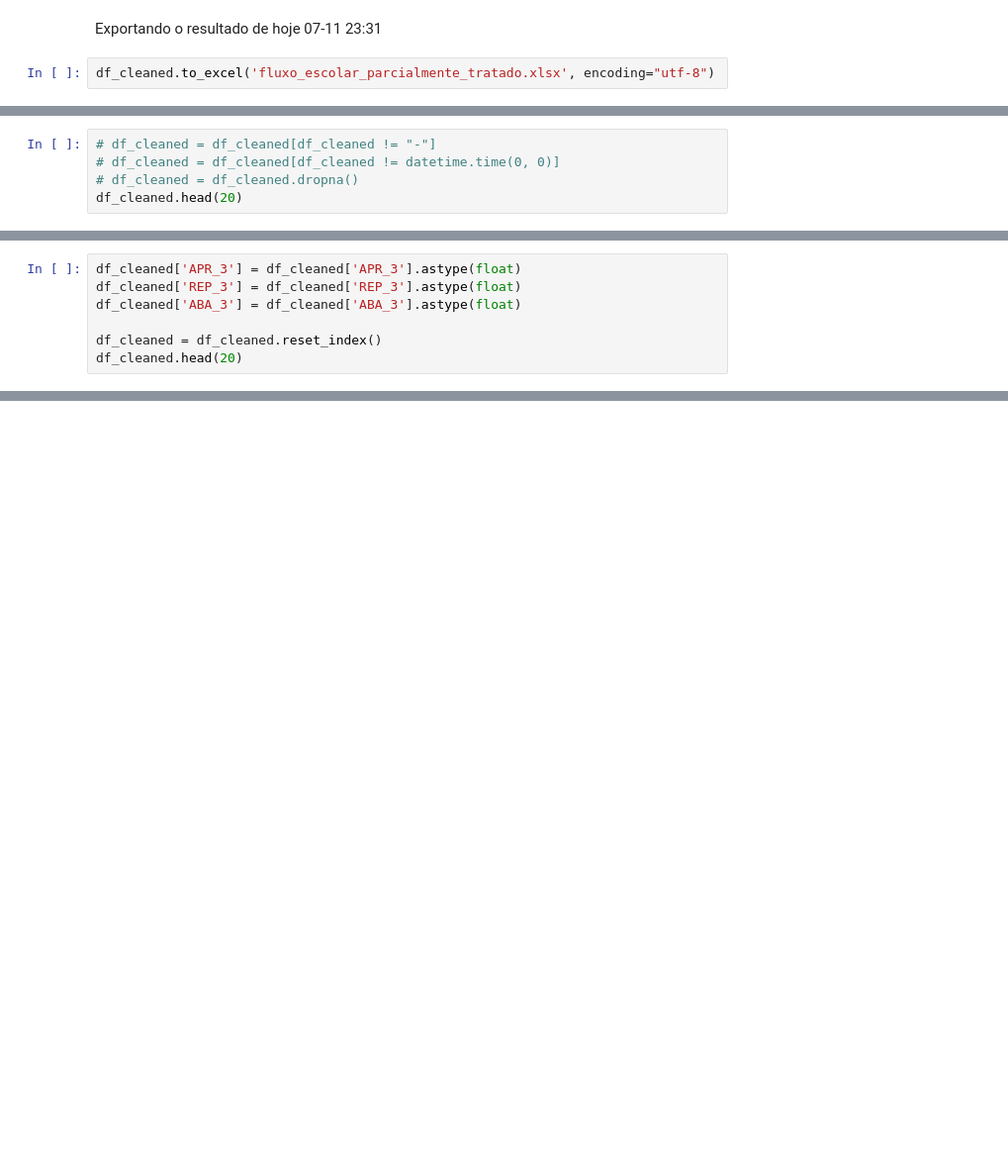
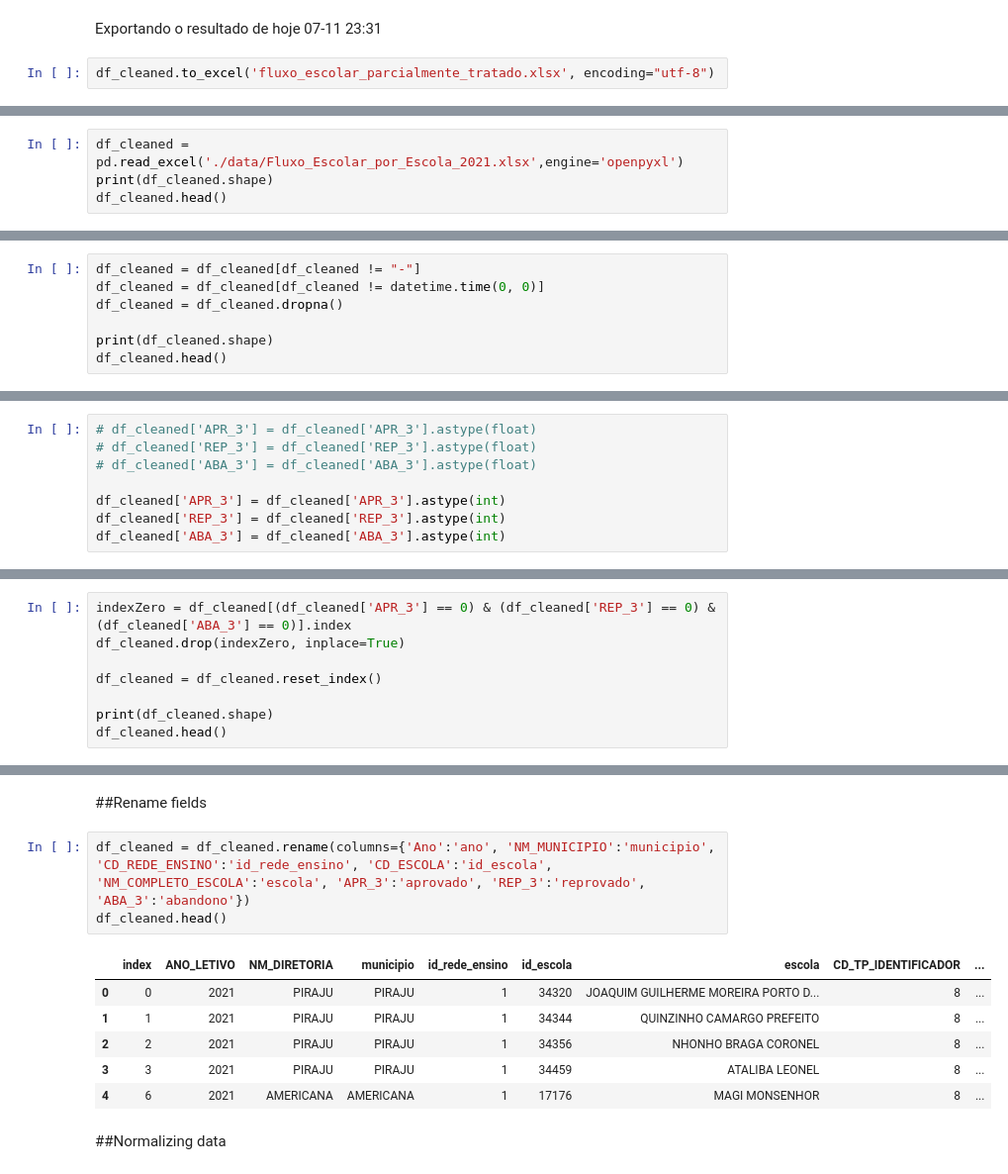
Before and after one commit to maiconspa/student-analysis, a Jupyter notebook: a3_ia.ipynb, the cells around one changed output, grey strips where cells are left out. Shown at 99% size. Saved outputs shown, nothing was run; the diff lists cells and outputs as text; blank space fills up the shorter version.

```diff
--- a/a3_ia.ipynb
+++ b/a3_ia.ipynb
@@ -50,0 +65,4 @@ DAQUI PARA BAIXO EU NÃO GARANTO NADA kkkkkk
+# %%
+df_cleaned = pd.read_excel('./data/Fluxo_Escolar_por_Escola_2021.xlsx',engine='openpyxl')
+print(df_cleaned.shape)
+df_cleaned.head()
@@ -51,5 +79,7 @@ DAQUI PARA BAIXO EU NÃO GARANTO NADA kkkkkk
 # %%
-# df_cleaned = df_cleaned[df_cleaned != "-"]
-# df_cleaned = df_cleaned[df_cleaned != datetime.time(0, 0)]
-# df_cleaned = df_cleaned.dropna()
-df_cleaned.head(20)
+df_cleaned = df_cleaned[df_cleaned != "-"]
+df_cleaned = df_cleaned[df_cleaned != datetime.time(0, 0)]
+df_cleaned = df_cleaned.dropna()
+
+print(df_cleaned.shape)
+df_cleaned.head()
@@ -61,7 +147,8 @@ df_cleaned.head(20)
 # %%
-df_cleaned['APR_3'] = df_cleaned['APR_3'].astype(float)
-df_cleaned['REP_3'] = df_cleaned['REP_3'].astype(float)
-df_cleaned['ABA_3'] = df_cleaned['ABA_3'].astype(float)
+# df_cleaned['APR_3'] = df_cleaned['APR_3'].astype(float)
+# df_cleaned['REP_3'] = df_cleaned['REP_3'].astype(float)
+# df_cleaned['ABA_3'] = df_cleaned['ABA_3'].astype(float)
 
-df_cleaned = df_cleaned.reset_index()
-df_cleaned.head(20)
+df_cleaned['APR_3'] = df_cleaned['APR_3'].astype(int)
+df_cleaned['REP_3'] = df_cleaned['REP_3'].astype(int)
+df_cleaned['ABA_3'] = df_cleaned['ABA_3'].astype(int)
@@ -67,0 +157,8 @@ df_cleaned.head(20)
+# %%
+indexZero = df_cleaned[(df_cleaned['APR_3'] == 0) & (df_cleaned['REP_3'] == 0) & (df_cleaned['ABA_3'] == 0)].index
+df_cleaned.drop(indexZero, inplace=True)
+
+df_cleaned = df_cleaned.reset_index()
+
+print(df_cleaned.shape)
+df_cleaned.head()
@@ -68 +173,15 @@ df_cleaned.head(20)
+# %% [markdown]
+##Rename fields
+# %%
+df_cleaned = df_cleaned.rename(columns={'Ano':'ano', 'NM_MUNICIPIO':'municipio', 'CD_REDE_ENSINO':'id_rede_ensino', 'CD_ESCOLA':'id_escola', 'NM_COMPLETO_ESCOLA':'escola', 'APR_3':'aprovado', 'REP_3':'reprovado', 'ABA_3':'abandono'})
+df_cleaned.head()
+# %% [output]
+|  | index | ANO_LETIVO | NM_DIRETORIA | municipio | id_rede_ensino | id_escola | escola | CD_TP_IDENTIFICADOR | ... |
+| 0 | 0 | 2021 | PIRAJU | PIRAJU | 1 | 34320 | JOAQUIM GUILHERME MOREIRA PORTO D... | 8 | ... |
+| 1 | 1 | 2021 | PIRAJU | PIRAJU | 1 | 34344 | QUINZINHO CAMARGO PREFEITO | 8 | ... |
+| 2 | 2 | 2021 | PIRAJU | PIRAJU | 1 | 34356 | NHONHO BRAGA CORONEL | 8 | ... |
+| 3 | 3 | 2021 | PIRAJU | PIRAJU | 1 | 34459 | ATALIBA LEONEL | 8 | ... |
+| 4 | 6 | 2021 | AMERICANA | AMERICANA | 1 | 17176 | MAGI MONSENHOR | 8 | ... |
+# %% [markdown]
+##Normalizing data
 # %%
```
Also changed, not shown: parts of 55 cells of this notebook, 4 other files.
